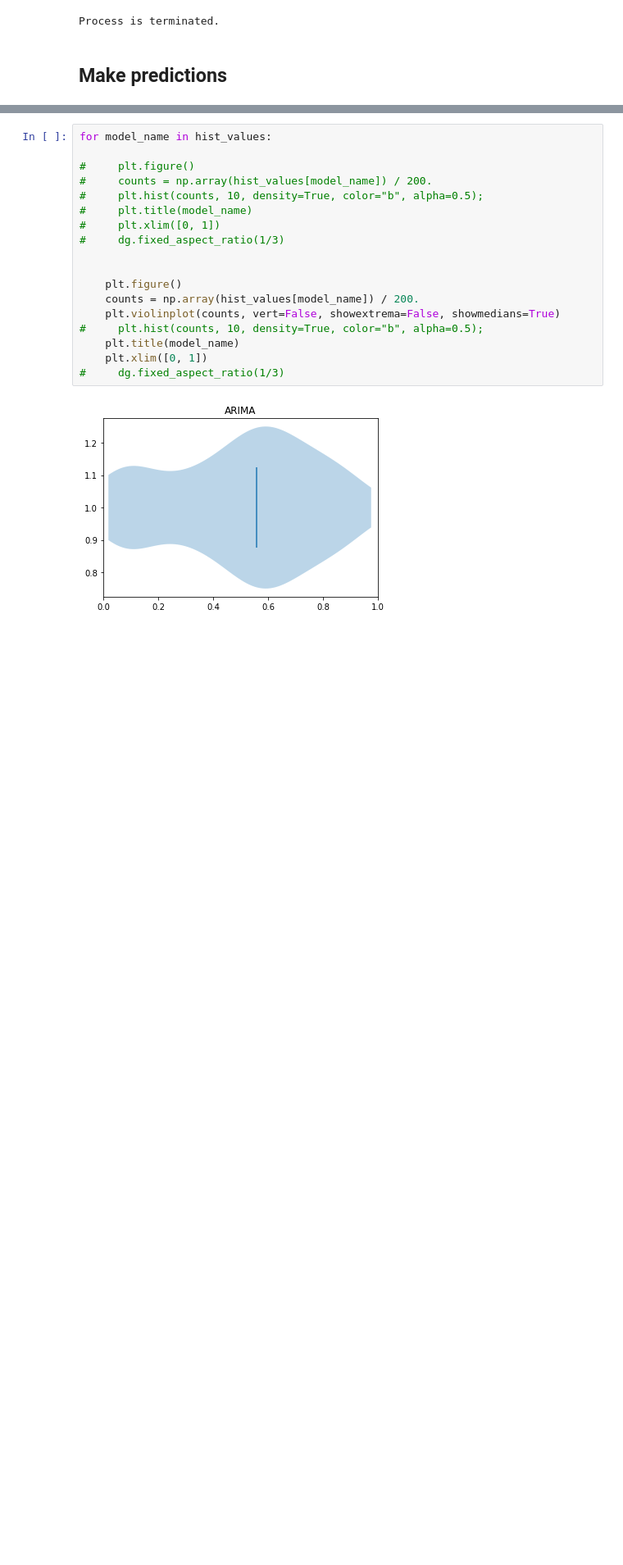
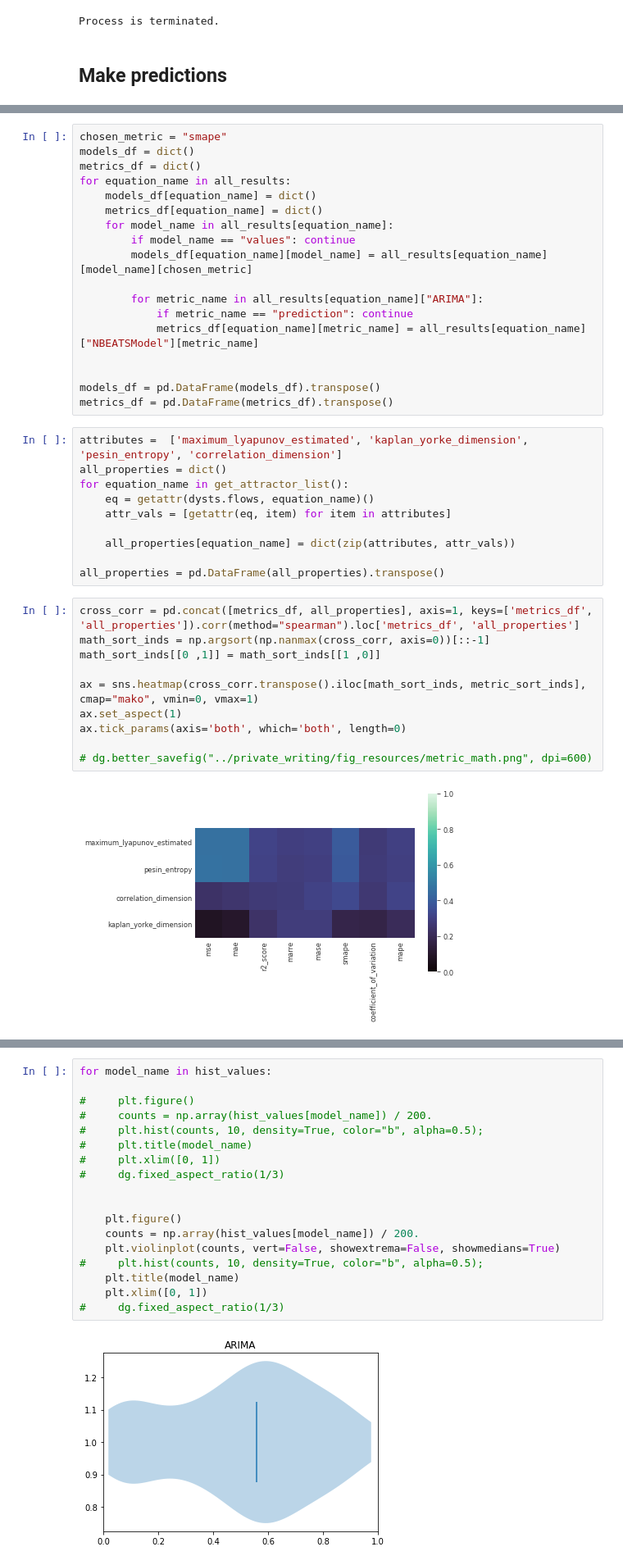
Before and after one commit to williamgilpin/dysts, a Jupyter notebook: benchmarks/forecasting_benchmarks.ipynb, the cells around one changed output, grey strips where cells are left out. Shown at 82% size. Drawn from its saved outputs; the diff is of its cells as text; blank space fills up the shorter version.

```diff
--- a/benchmarks/forecasting_benchmarks.ipynb
+++ b/benchmarks/forecasting_benchmarks.ipynb
@@ -269,0 +249,40 @@ sorted(iterable, /, *, key=None, reverse=False)
+# %%
+chosen_metric = "smape"
+models_df = dict()
+metrics_df = dict()
+for equation_name in all_results:
+    models_df[equation_name] = dict()
+    metrics_df[equation_name] = dict()
+    for model_name in all_results[equation_name]:
+        if model_name == "values": continue
+        models_df[equation_name][model_name] = all_results[equation_name][model_name][chosen_metric]
+
+        for metric_name in all_results[equation_name]["ARIMA"]:
+            if metric_name == "prediction": continue
+            metrics_df[equation_name][metric_name] = all_results[equation_name]["NBEATSModel"][metric_name]
+
+
+models_df = pd.DataFrame(models_df).transpose()
+metrics_df = pd.DataFrame(metrics_df).transpose()
+# %%
+attributes =  ['maximum_lyapunov_estimated', 'kaplan_yorke_dimension', 'pesin_entropy', 'correlation_dimension']
+all_properties = dict()
+for equation_name in get_attractor_list():
+    eq = getattr(dysts.flows, equation_name)()
+    attr_vals = [getattr(eq, item) for item in attributes]
+
+    all_properties[equation_name] = dict(zip(attributes, attr_vals))
+
+all_properties = pd.DataFrame(all_properties).transpose()
+# %%
+cross_corr = pd.concat([metrics_df, all_properties], axis=1, keys=['metrics_df', 'all_properties']).corr(method="spearman").loc['metrics_df', 'all_properties']
+math_sort_inds = np.argsort(np.nanmax(cross_corr, axis=0))[::-1]
+math_sort_inds[[0 ,1]] = math_sort_inds[[1 ,0]]
+
+ax = sns.heatmap(cross_corr.transpose().iloc[math_sort_inds, metric_sort_inds], cmap="mako", vmin=0, vmax=1)
+ax.set_aspect(1)
+ax.tick_params(axis='both', which='both', length=0)
+
+# dg.better_savefig("../private_writing/fig_resources/metric_math.png", dpi=600)
+# %% [output]
+[figure, added]
```
Also changed, not shown: parts of 71 cells of this notebook, 6 other files.
